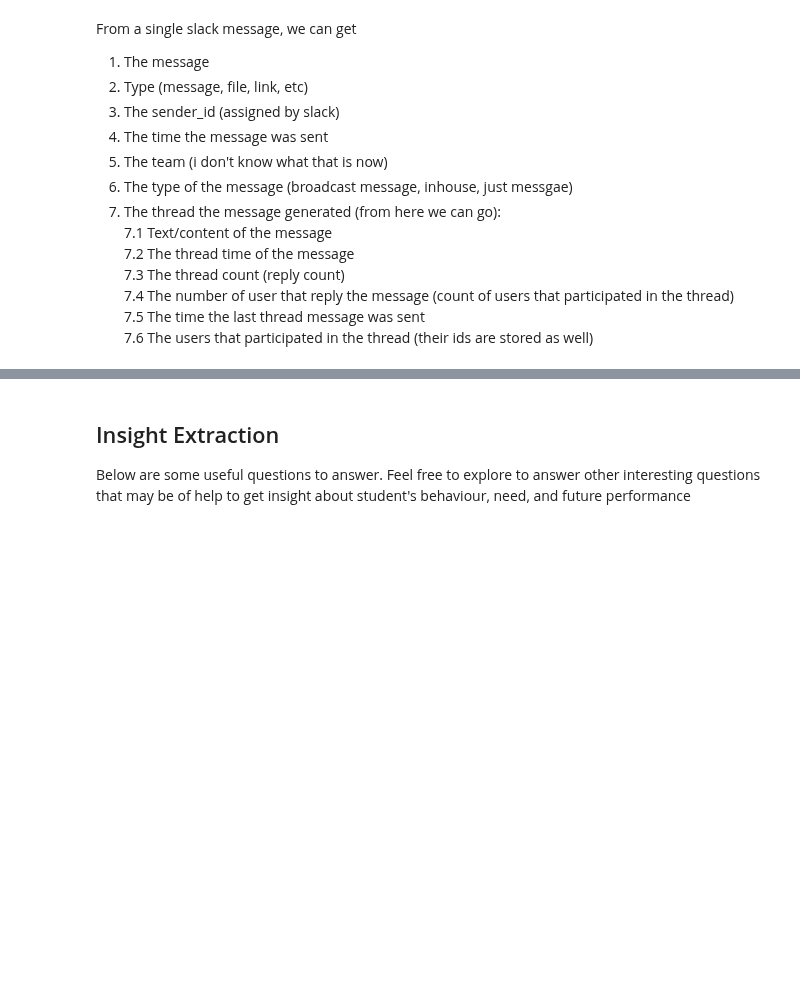
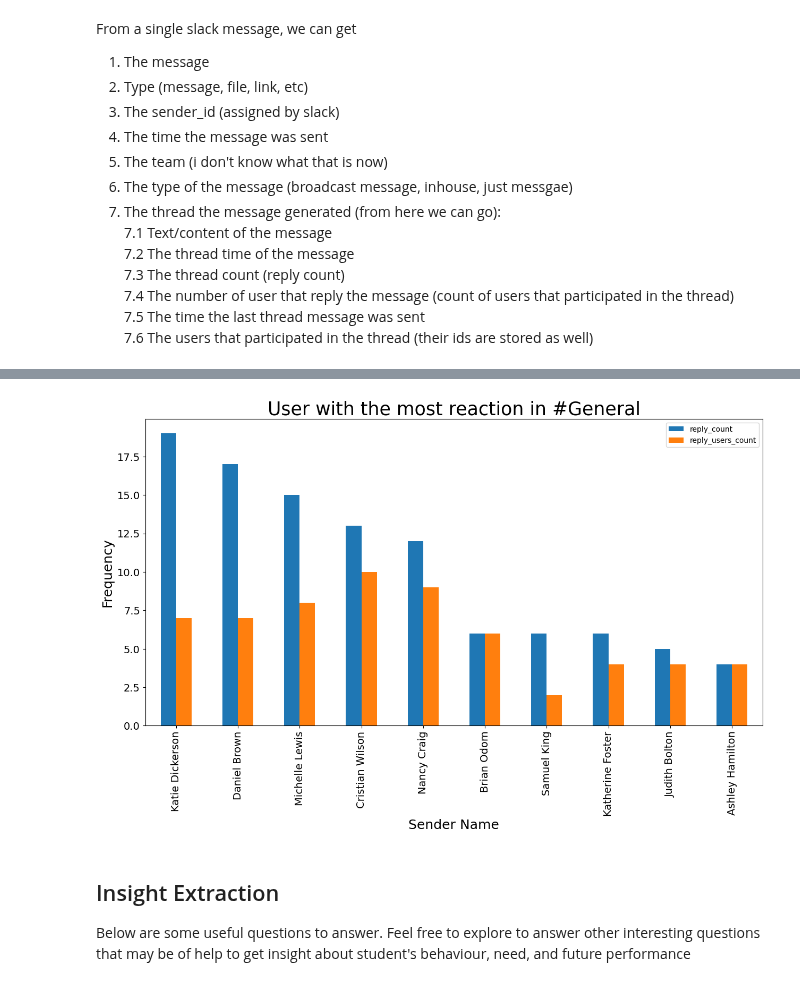
Before and after one commit to lillianassefa/tenacadmeyweeek0, a Jupyter notebook: notebooks/parse_slack_data.ipynb, the cells around one changed output, grey strips where cells are left out. Cells and saved outputs as stored; diff of their text form; code cells hidden in the pictures; blank space fills up the shorter version.

```diff
--- a/notebooks/parse_slack_data.ipynb
+++ b/notebooks/parse_slack_data.ipynb
@@ -349,3 +172,7 @@ draw_avg_reply_count(week8)
+# %%
+draw_user_reaction(week8, channel='General')
+# %% [output]
+[figure, added]
 # %% [markdown]
 ## Insight Extraction
 
```
Also changed, not shown: parts of 10 cells of this notebook, 2 other files.
